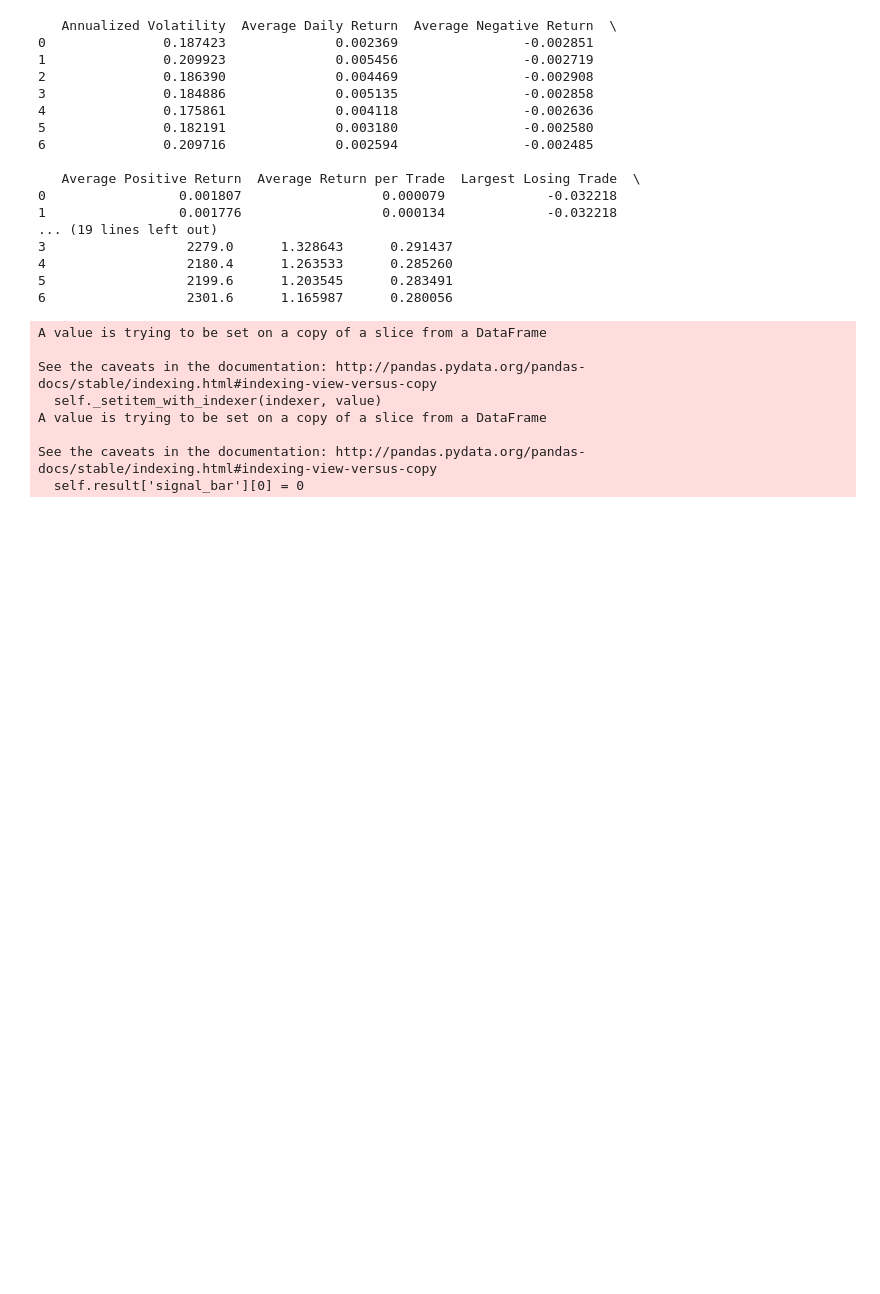
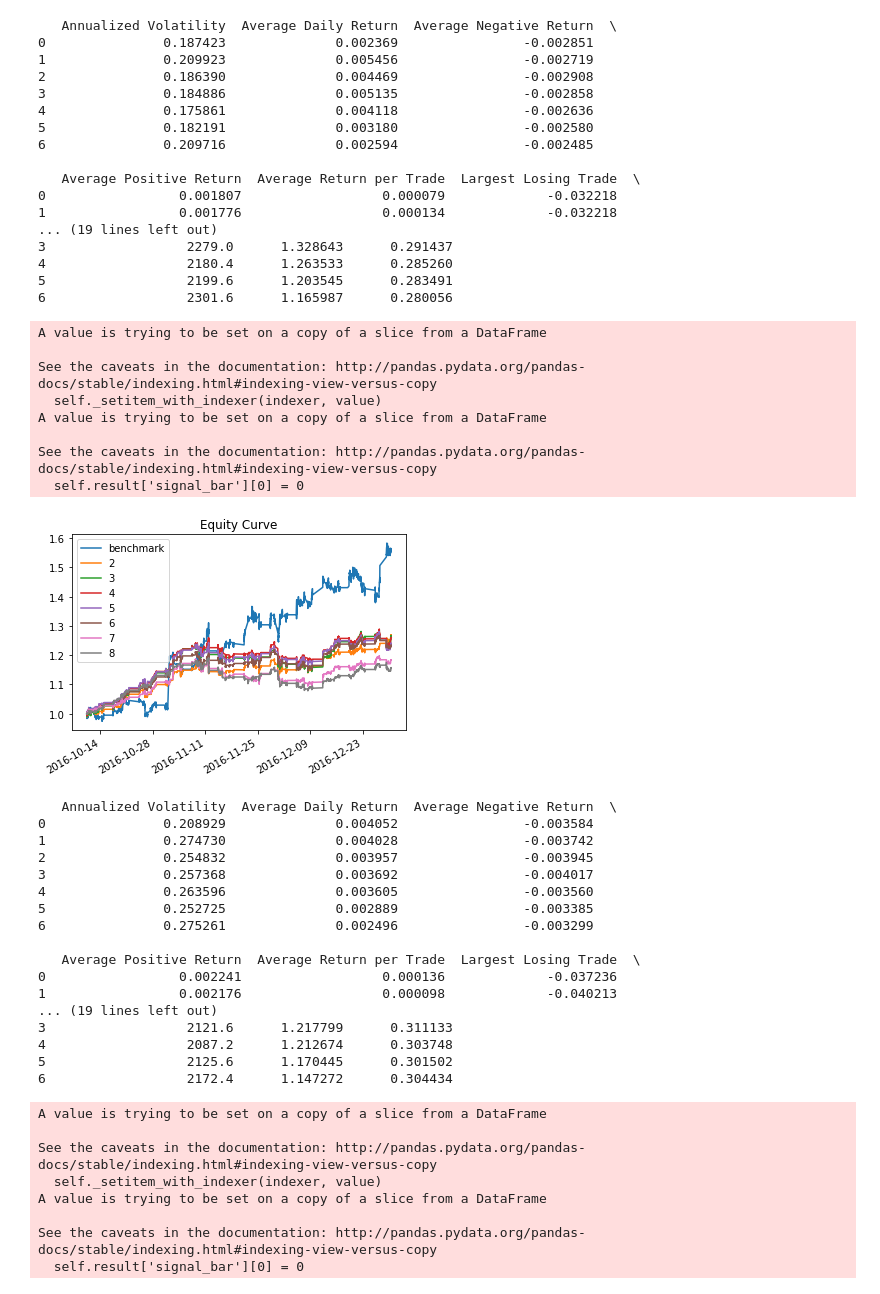
Before and after one commit to dechang227/QishiQR, a Jupyter notebook: MajorContractAnalysis/Prob_Threshold_for_Signal.ipynb, the cells around one changed output. Drawn from its saved outputs; the diff is of its cells as text; code cells hidden in the pictures; blank space fills up the shorter version.

```diff
--- a/MajorContractAnalysis/Prob_Threshold_for_Signal.ipynb
+++ b/MajorContractAnalysis/Prob_Threshold_for_Signal.ipynb
@@ -230,6 +230,38 @@ See the caveats in the documentation: http://pandas.pydata.org/pandas-docs/stabl
 4                  2180.4      1.263533      0.285260
 5                  2199.6      1.203545      0.283491
 6                  2301.6      1.165987      0.280056
+# %%
+#max_order=7 is actually max order 8
+lm_validation = LmValidation(slm_th, start='2016-10-1',end='2016-12-31',symbol='bu_major', data_dir=r'../Output',
+                                 valid_dir=r'../Validation', max_order=7, offsets_average=True, n_offsets=5)
+lm_validation.run()
+# %% [output]
+A value is trying to be set on a copy of a slice from a DataFrame
+
+See the caveats in the documentation: http://pandas.pydata.org/pandas-docs/stable/indexing.html#indexing-view-versus-copy
+  self._setitem_with_indexer(indexer, value)
+A value is trying to be set on a copy of a slice from a DataFrame
+
+See the caveats in the documentation: http://pandas.pydata.org/pandas-docs/stable/indexing.html#indexing-view-versus-copy
+  self.result['signal_bar'][0] = 0
+[figure, added]
+   Annualized Volatility  Average Daily Return  Average Negative Return  \
+0               0.208929              0.004052                -0.003584
+1               0.274730              0.004028                -0.003742
+2               0.254832              0.003957                -0.003945
+3               0.257368              0.003692                -0.004017
+4               0.263596              0.003605                -0.003560
+5               0.252725              0.002889                -0.003385
+6               0.275261              0.002496                -0.003299
+
+   Average Positive Return  Average Return per Trade  Largest Losing Trade  \
+0                 0.002241                  0.000136             -0.037236
+1                 0.002176                  0.000098             -0.040213
+... (19 lines left out)
+3                  2121.6      1.217799      0.311133
+4                  2087.2      1.212674      0.303748
+5                  2125.6      1.170445      0.301502
+6                  2172.4      1.147272      0.304434
 # %%
 #max_order=7 is actually max order 8
 slm_th = SLM(slm, 0.05, th_type=2).run()
```
